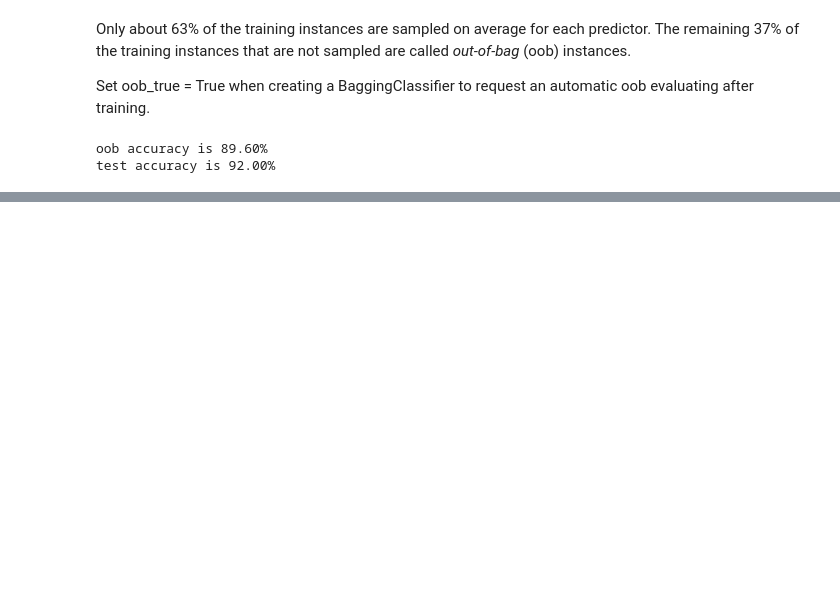
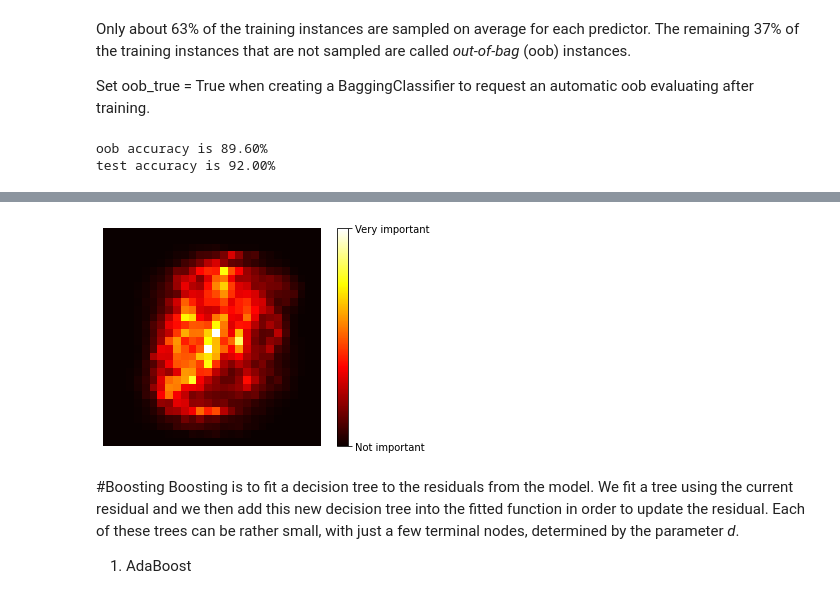
Before and after one commit to jiayuanteng/Hands_on_ML2, a Jupyter notebook: 7_Ensemble_Learning_and_Random_Forests.ipynb, the cells around one changed output, grey strips where cells are left out. Saved outputs shown, nothing was run; the diff lists cells and outputs as text; code cells hidden in the pictures; blank space fills up the shorter version.

```diff
--- a/7_Ensemble_Learning_and_Random_Forests.ipynb
+++ b/7_Ensemble_Learning_and_Random_Forests.ipynb
@@ -204,0 +254,22 @@ array([[0.32352941, 0.67647059],
+# %%
+import matplotlib as mpl
+def plot_digit(data):
+  image = data.reshape(28, 28)
+  plt.imshow(image, cmap = mpl.cm.hot, interpolation="nearest")
+  plt.axis("off")
+
+plot_digit(rnd_clf.feature_importances_)
+cbar = plt.colorbar(ticks = [rnd_clf.feature_importances_.min(),
+                             rnd_clf.feature_importances_.max()]
+                    )
+
+cbar.ax.set_yticklabels(['Not important', 'Very important'])
+
+plt.show()
+# %% [output]
+[figure, added]
+# %% [markdown]
+#Boosting
+Boosting is to fit a decision tree to the residuals from the model. We fit a tree using the current residual and we then add this new decision tree into the fitted function in order to update the residual. Each of these trees can be rather small, with just a few terminal nodes, determined by the parameter *d*.
+
+1. AdaBoost
```
Also changed, not shown: parts of 13 cells of this notebook.
